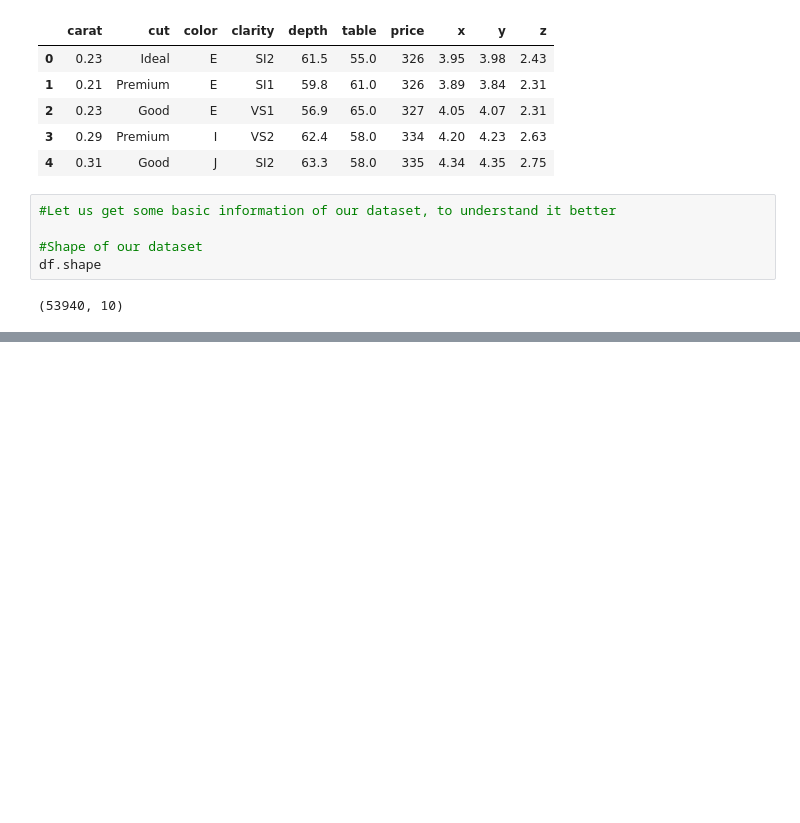
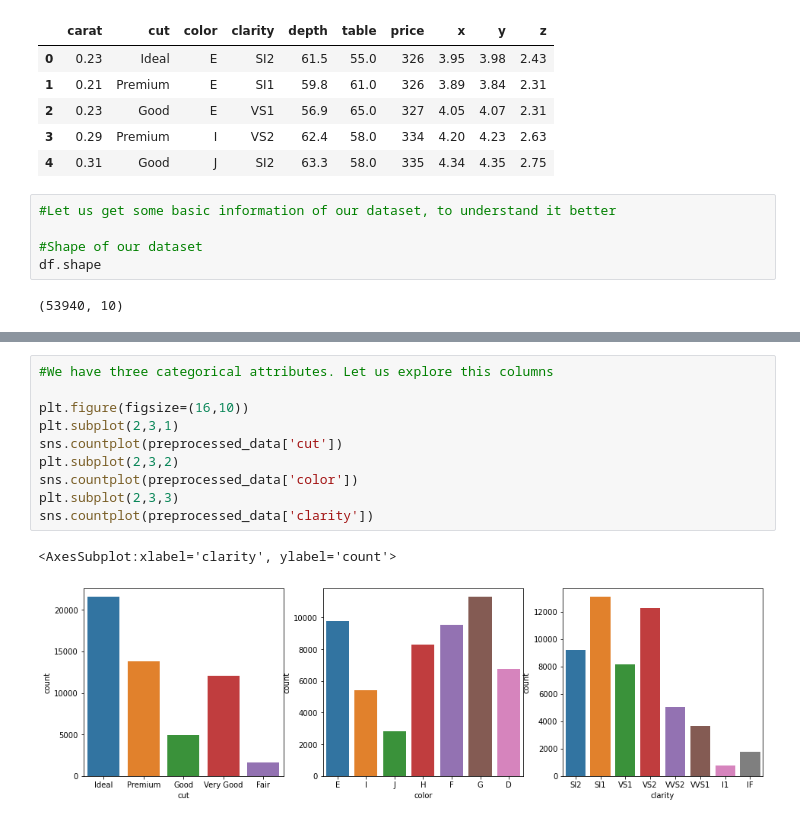
Before and after one commit to JyotBuch/Kaggle-Projects, a Jupyter notebook: Diamonds Price/Diamonds Price Prediction.ipynb, the cells around one changed output, grey strips where cells are left out. Drawn from its saved outputs; the diff is of its cells as text; blank space fills up the shorter version.

```diff
--- a/Diamonds Price/Diamonds Price Prediction.ipynb
+++ b/Diamonds Price/Diamonds Price Prediction.ipynb
@@ -53,0 +167,13 @@ memory usage: 4.1+ MB
+# %%
+#We have three categorical attributes. Let us explore this columns
+
+plt.figure(figsize=(16,10))
+plt.subplot(2,3,1)
+sns.countplot(preprocessed_data['cut'])
+plt.subplot(2,3,2)
+sns.countplot(preprocessed_data['color'])
+plt.subplot(2,3,3)
+sns.countplot(preprocessed_data['clarity'])
+# %% [output]
+<AxesSubplot:xlabel='clarity', ylabel='count'>
+[figure, added]
```
Also changed, not shown: parts of 27 cells of this notebook, 3 other files.
